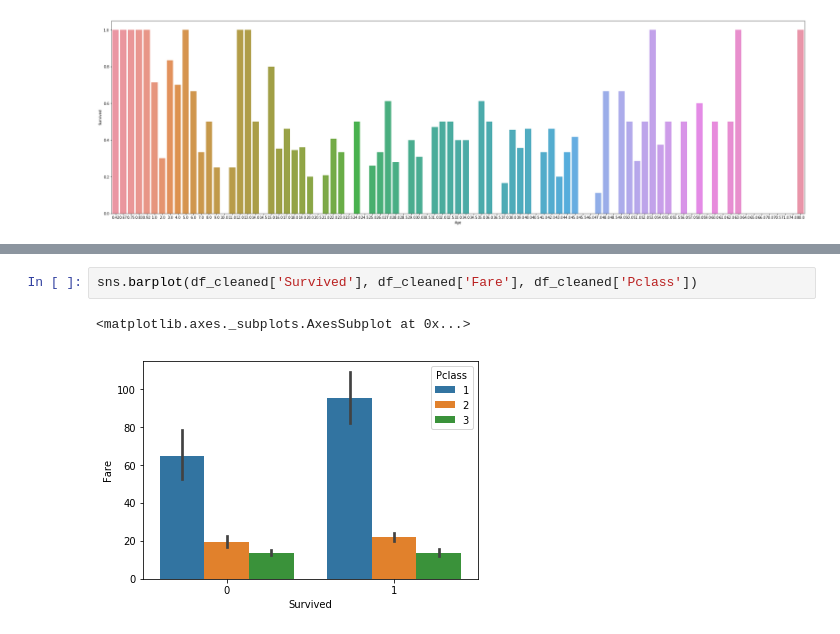
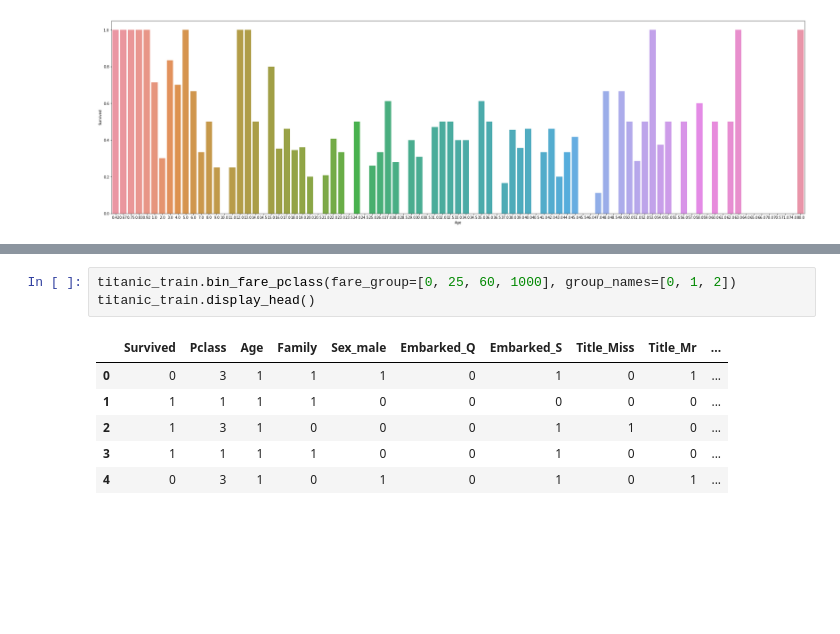
Before and after one commit to madhavhugar/Kaggle-Challenges, a Jupyter notebook: titanic-survival/src/analysis/titanic-survival-notebook.ipynb, the cells around one changed output, grey strips where cells are left out. Saved outputs shown, nothing was run; the diff lists cells and outputs as text; blank space fills up the shorter version.

```diff
--- a/titanic-survival/src/analysis/titanic-survival-notebook.ipynb
+++ b/titanic-survival/src/analysis/titanic-survival-notebook.ipynb
@@ -299,5 +289,10 @@ sns.barplot((df_cleaned['Fare'] * df_cleaned['Pclass']),df_cleaned['Survived'],
-# %%
-sns.barplot(df_cleaned['Survived'], df_cleaned['Fare'], df_cleaned['Pclass'])
-# %% [output]
-<matplotlib.axes._subplots.AxesSubplot at 0x...>
-[figure, removed]
+# %%
+titanic_train.bin_fare_pclass(fare_group=[0, 25, 60, 1000], group_names=[0, 1, 2])
+titanic_train.display_head()
+# %% [output]
+|  | Survived | Pclass | Age | Family | Sex_male | Embarked_Q | Embarked_S | Title_Miss | Title_Mr | ... |
+| 0 | 0 | 3 | 1 | 1 | 1 | 0 | 1 | 0 | 1 | ... |
+| 1 | 1 | 1 | 1 | 1 | 0 | 0 | 0 | 0 | 0 | ... |
+| 2 | 1 | 3 | 1 | 0 | 0 | 0 | 1 | 1 | 0 | ... |
+| 3 | 1 | 1 | 1 | 1 | 0 | 0 | 1 | 0 | 0 | ... |
+| 4 | 0 | 3 | 1 | 0 | 1 | 0 | 1 | 0 | 1 | ... |
```
Also changed, not shown: parts of 5 cells of this notebook, 1 other file.
